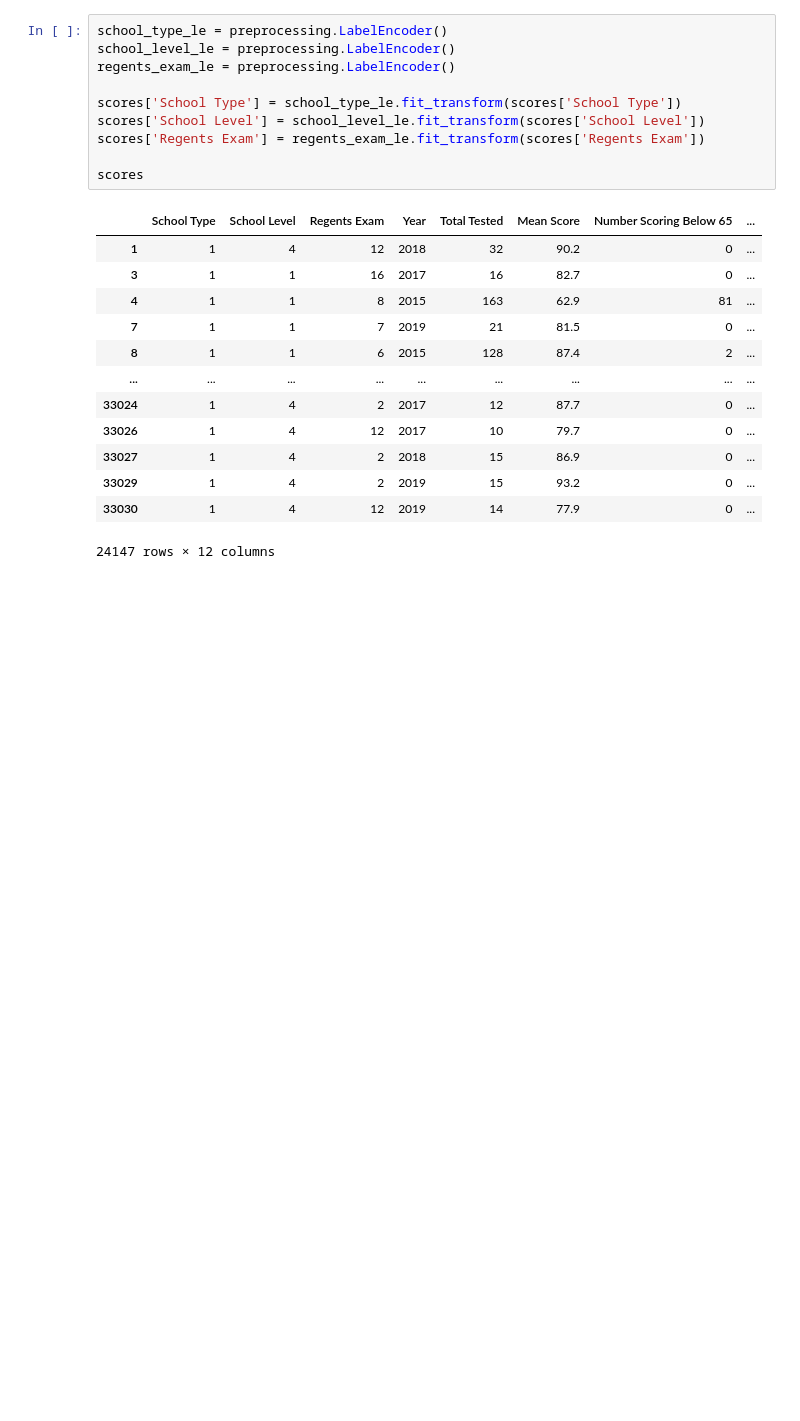
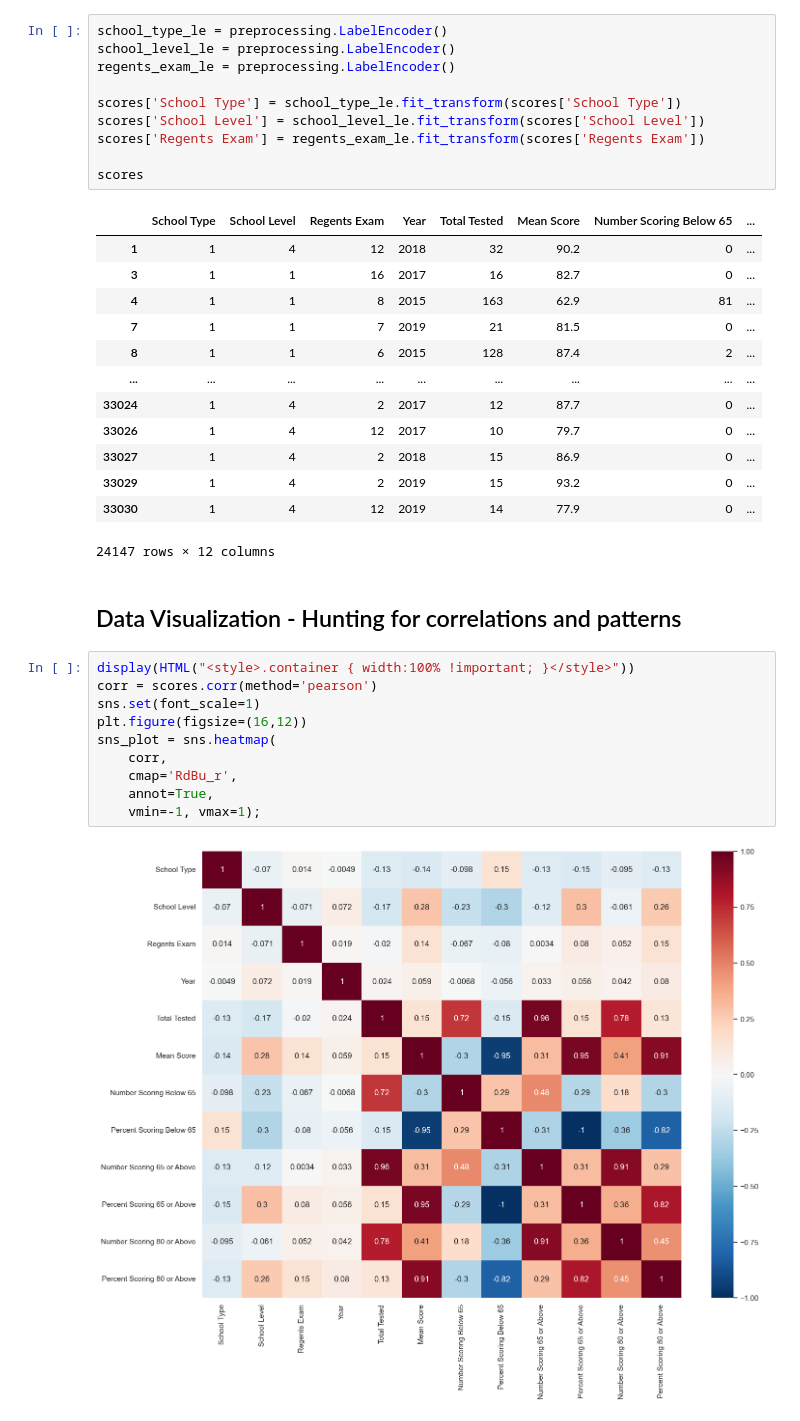
Before and after one commit to jackr276/Manhattan-Data-Regression-Analysis, a Jupyter notebook: NYS REGENTS Scores.ipynb, the cells around one changed output. Cells and saved outputs as stored; diff of their text form; blank space fills up the shorter version.

Commit message:
Begin exploratory data analysis

```diff
--- a/NYS REGENTS Scores.ipynb
+++ b/NYS REGENTS Scores.ipynb
@@ -264,3 +264,17 @@ scores
 | 33029 | 1 | 4 | 2 | 2019 | 15 | 93.2 | 0 | ... |
 | 33030 | 1 | 4 | 12 | 2019 | 14 | 77.9 | 0 | ... |
 24147 rows × 12 columns
+# %% [markdown]
+## Data Visualization - Hunting for correlations and patterns
+# %%
+display(HTML("<style>.container { width:100% !important; }</style>"))
+corr = scores.corr(method='pearson')
+sns.set(font_scale=1)
+plt.figure(figsize=(16,12))
+sns_plot = sns.heatmap(
+    corr,
+    cmap='RdBu_r',
+    annot=True,
+    vmin=-1, vmax=1);
+# %% [output]
+[figure, added]
```
Also changed, not shown: parts of 1 cell of this notebook.
